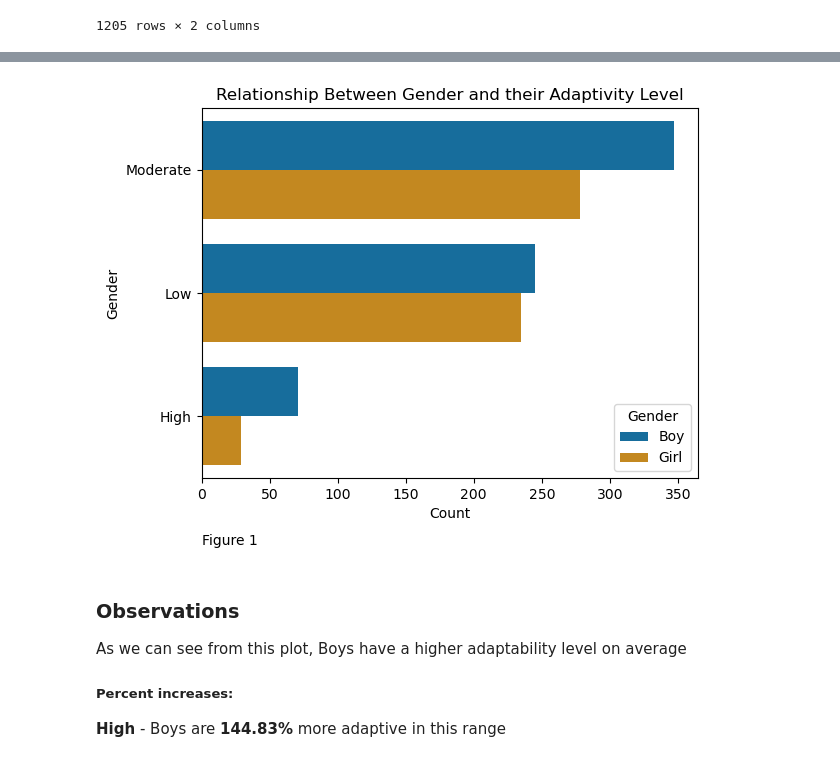
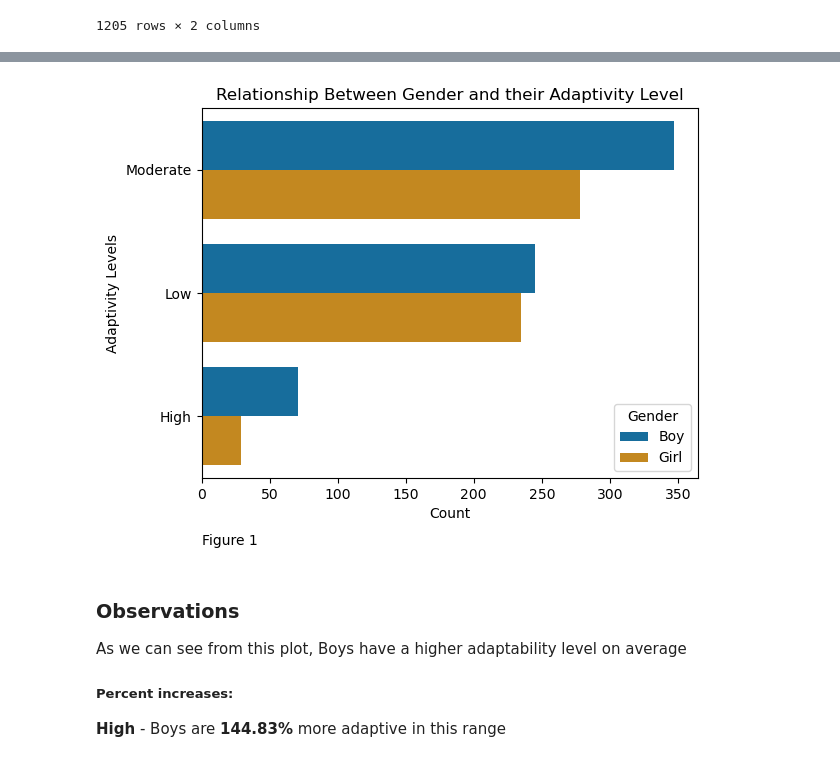
Before and after one commit to ubco-W2022T2-data301/project-group-group37, a Jupyter notebook: analysis/analysis1.ipynb, the cells around one changed output, grey strips where cells are left out. Cells and saved outputs as stored; diff of their text form; code cells hidden in the pictures.

```diff
--- a/analysis/analysis1.ipynb
+++ b/analysis/analysis1.ipynb
@@ -44,4 +42,0 @@ del adapt['Load-shedding']
-# %%
-adapt.rename(columns={'Self Lms': 'Self LMS'}, inplace=True)
-#renamed abbreviation to all caps to make it more clear that it is an abbreviation
-adapt
@@ -157,12 +127,12 @@ plot1.value_counts().reset_index()
 # %%
 sns.countplot(data = plot1, y='Adaptivity Level', hue = "Gender", palette='colorblind')
 plt.xlabel('Count')
-plt.ylabel('Gender')
+plt.ylabel('Adaptivity Levels')
 plt.title('Relationship Between Gender and their Adaptivity Level')
 plt.text(0.17, -0.03, 'Figure 1', ha='center', fontsize=10, transform=plt.gcf().transFigure)
 plt.show(close=None, block=None)
 # %% [output]
-[figure, old version]
+[figure, new version]
 # %% [markdown]
 ### Observations
 As we can see from this plot, Boys have a higher adaptability level on average
```
Also changed, not shown: parts of 19 cells of this notebook, 3 other files.
